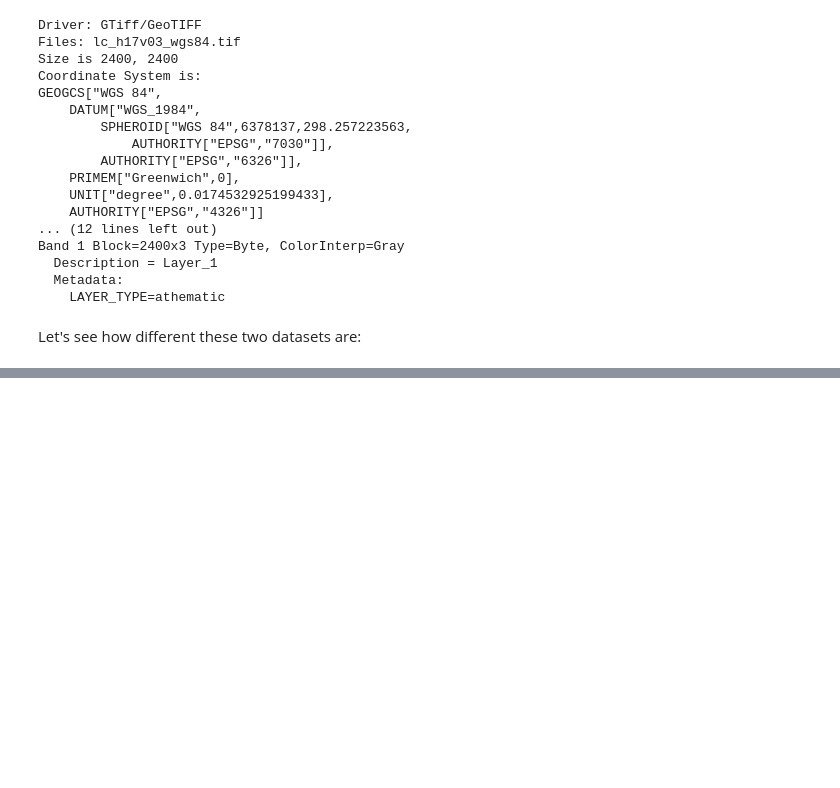
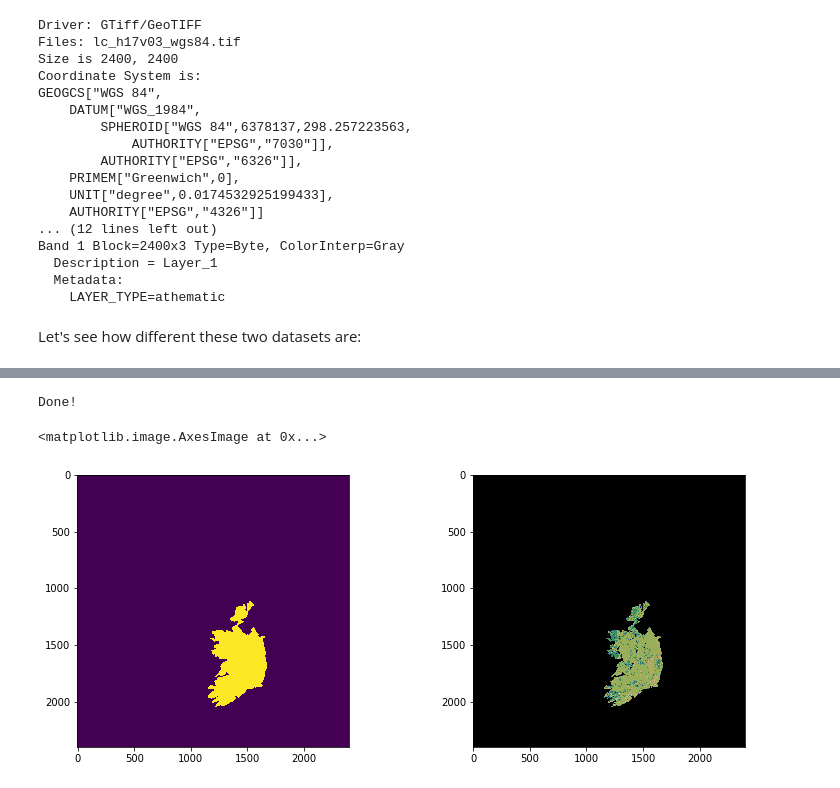
Before and after one commit to profLewis/geogg122, a Jupyter notebook: Chapter4_GDAL/GDAL_Python_bindings.ipynb, the cells around one changed output, grey strips where cells are left out. Saved outputs shown, nothing was run; the diff lists cells and outputs as text; code cells hidden in the pictures; blank space fills up the shorter version.

```diff
--- a/Chapter4_GDAL/GDAL_Python_bindings.ipynb
+++ b/Chapter4_GDAL/GDAL_Python_bindings.ipynb
@@ -477,0 +454,7 @@ plt.title("OSNG")
+# %%
+import requests
+r = requests.get ("http://www.naturalearthdata.com/http//www.naturalearthdata.com/download/110m/" +
+                  "cultural/ne_110m_admin_0_countries.zip")
+if r.ok:
+    with open("data/ne_110m_admin_0_countries.zip", 'w') as fp:
+        fp.write(r.content)
@@ -477,0 +562,42 @@ plt.title("OSNG")
+# %%
+import os
+if not os.path.exists("data/ne_50m_admin_0_countries.zip"):
+    r = requests.get ("http://www.naturalearthdata.com/http//www.naturalearthdata.com/download/50m/"
+                      + "cultural/ne_50m_admin_0_countries.zip")
+    if r.ok:
+        with open("data/ne_50m_admin_0_countries.zip", 'w') as fp:
+            fp.write(r.content)
+g = gdal.Open("lc_h17v03_wgs84.tif")
+proj = g.GetProjectionRef()
+geoT = g.GetGeoTransform()
+xs = []
+ys = []
+for x,y in [ [0, 0], [0, g.RasterYSize], [g.RasterXSize, g.RasterYSize], [g.RasterXSize, 0]]:
+    xx, yy = gdal.ApplyGeoTransform(geoT, x,y)
+    xs.append(xx)
+    ys.append(yy)
+extent = [min(xs), min(ys), max(xs), max(ys)]
+xRes = geoT[1]
+yRes = geoT[-1]
+nx = g.RasterXSize
+ny = g.RasterYSize
+
+gg = gdal.Rasterize("data/lc_h17v03_wgs84_ireland.tif", "/vsizip/" +
+               "data/ne_50m_admin_0_countries.zip/ne_50m_admin_0_countries.shp",
+                format="GTiff", xRes=xRes, yRes=yRes, where="NAME='Ireland'",
+                outputBounds=[min(xs), min(ys), max(xs), max(ys)],
+                width=nx, height=ny, noData=0, burnValues=1)
+if gg is not None:
+    print "Done!"
+
+mask = gg.ReadAsArray()
+g = gdal.Open ( "lc_h17v03_wgs84.tif" )
+wgs84 = g.ReadAsArray()
+
+fig, axs = plt.subplots(nrows=1, ncols=2, figsize=(13,5))
+axs[0].imshow(mask, interpolation="nearest")
+axs[1].imshow((1.*mask)*wgs84, interpolation="nearest", cmap=plt.cm.gist_earth)
+# %% [output]
+Done!
+<matplotlib.image.AxesImage at 0x...>
+[figure, added]
```
Also changed, not shown: parts of 37 cells of this notebook.
